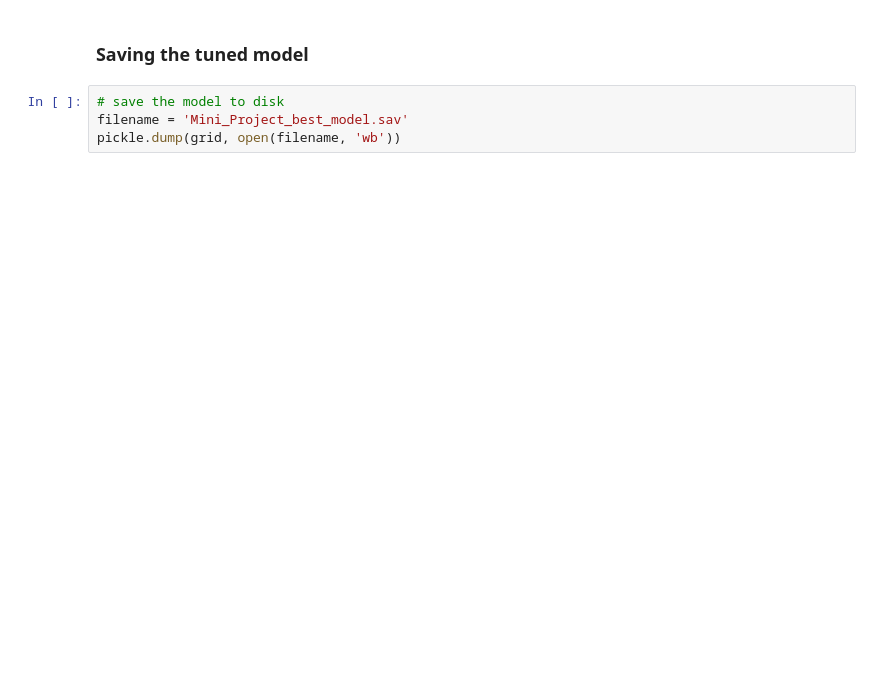
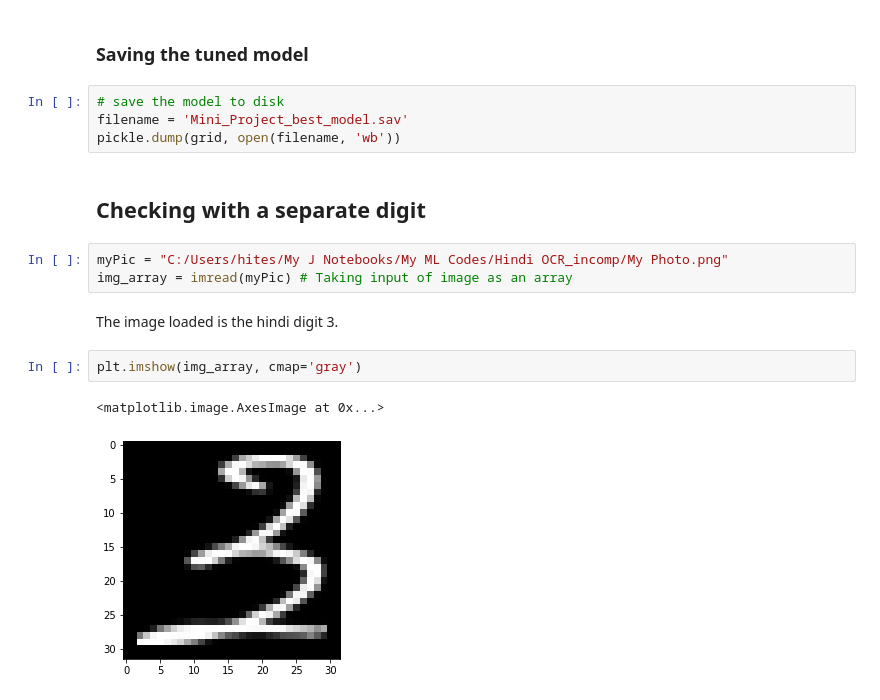
Before and after one commit to indianeagle4599/Mini-Project, a Jupyter notebook: Hindi_OCR_MiniProject.ipynb, the cells around one changed output. Cells and saved outputs as stored; diff of their text form; blank space fills up the shorter version.

Commit message:
Completed Project on Jupyter Notebook

```diff
--- a/Hindi_OCR_MiniProject.ipynb
+++ b/Hindi_OCR_MiniProject.ipynb
@@ -274,3 +269,15 @@ weighted avg       0.99      0.99      0.99      3000
 # save the model to disk
 filename = 'Mini_Project_best_model.sav'
 pickle.dump(grid, open(filename, 'wb'))
+# %% [markdown]
+## Checking with a separate digit
+# %%
+myPic = "C:/Users/hites/My J Notebooks/My ML Codes/Hindi OCR_incomp/My Photo.png"
+img_array = imread(myPic) # Taking input of image as an array
+# %% [markdown]
+The image loaded is the hindi digit 3.
+# %%
+plt.imshow(img_array, cmap='gray')
+# %% [output]
+<matplotlib.image.AxesImage at 0x...>
+[figure, added]
```
Also changed, not shown: parts of 9 cells of this notebook.
